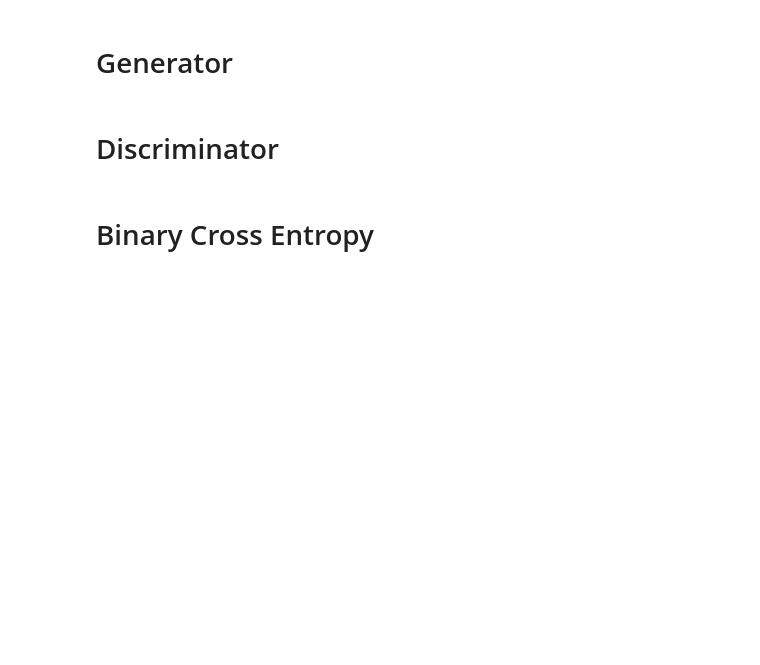
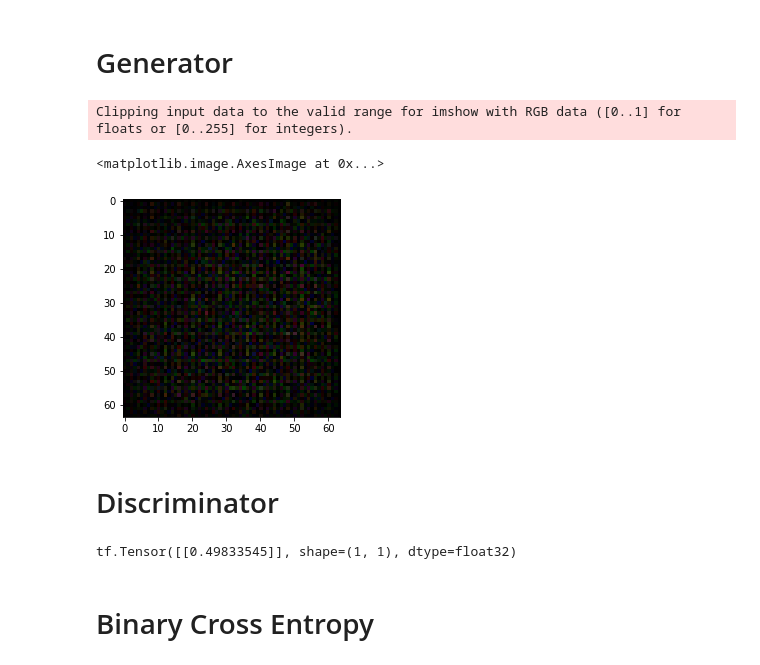
Before and after one commit to AdamClarkStandke/GAN_Models, a Jupyter notebook: DCGAN_on_Face.ipynb, the cells around one changed output. Cells and saved outputs as stored; diff of their text form; code cells hidden in the pictures; blank space fills up the shorter version.

```diff
--- a/DCGAN_on_Face.ipynb
+++ b/DCGAN_on_Face.ipynb
@@ -69,3 +55,32 @@ def build_generator(latent_input, weight_initialization, channel):
+# %%
+# function that builds the generator
+def build_generator(latent_input, weight_initialization, channel):
+  model = Sequential(name='generator')
+  model.add(keras.layers.Dense(8*8*512, input_shape=(latent_input,)))
+  model.add(keras.layers.BatchNormalization())
+  model.add(keras.layers.ReLU())
+  model.add(keras.layers.Reshape((8, 8, 512)))
+  model.add(keras.layers.Conv2DTranspose(filters=256, kernel_size=(4,4), strides=(1,1), padding='same', kernel_initializer=weight_initialization, use_bias=False))
+  model.add(keras.layers.BatchNormalization())
+  model.add(keras.layers.ReLU())
+  model.add(keras.layers.Conv2DTranspose(filters=128, kernel_size=(4,4), strides=(2,2), padding='same', kernel_initializer=weight_initialization, use_bias=False))
+  model.add(keras.layers.BatchNormalization())
+  model.add(keras.layers.ReLU())
+  model.add(keras.layers.Conv2DTranspose(filters=64, kernel_size=(4,4), strides=(2,2), padding='same', kernel_initializer=weight_initialization, use_bias=False))
+  model.add(keras.layers.BatchNormalization())
+  model.add(keras.layers.ReLU())
+  model.add(keras.layers.Conv2DTranspose(filters=channel, kernel_size=(4,4), strides=(2,2),padding='same', activation='tanh'))
+  return model
+# %%
+generator = build_generator(latent_dim, WEIGHT_INIT, CHANNELS)
+noise = tf.random.normal([ 1, 100], 0, 15)
+generated_image = generator(noise, training=False)
+generated_image.shape
+plt.imshow(generated_image[0,:,:,:3])
+# %% [output]
+Clipping input data to the valid range for imshow with RGB data ([0..1] for floats or [0..255] for integers).
+<matplotlib.image.AxesImage at 0x...>
+[figure, added]
 # %% [markdown]
 # Discriminator
 # %%
@@ -87,6 +103,12 @@ def build_discriminator(width, height, depth, alpha=0.2):
   model.add(keras.layers.Dropout(0.3))
   model.add(keras.layers.Dense(1, activation='sigmoid'))
   return model
+# %%
+discriminator = build_discriminator(64, 64, 3)
+decision = discriminator(generated_image)
+print(decision)
+# %% [output]
+tf.Tensor([[0.49833545]], shape=(1, 1), dtype=float32)
 # %% [markdown]
 # Binary Cross Entropy
 # %%
```
Also changed, not shown: parts of 11 cells of this notebook.
